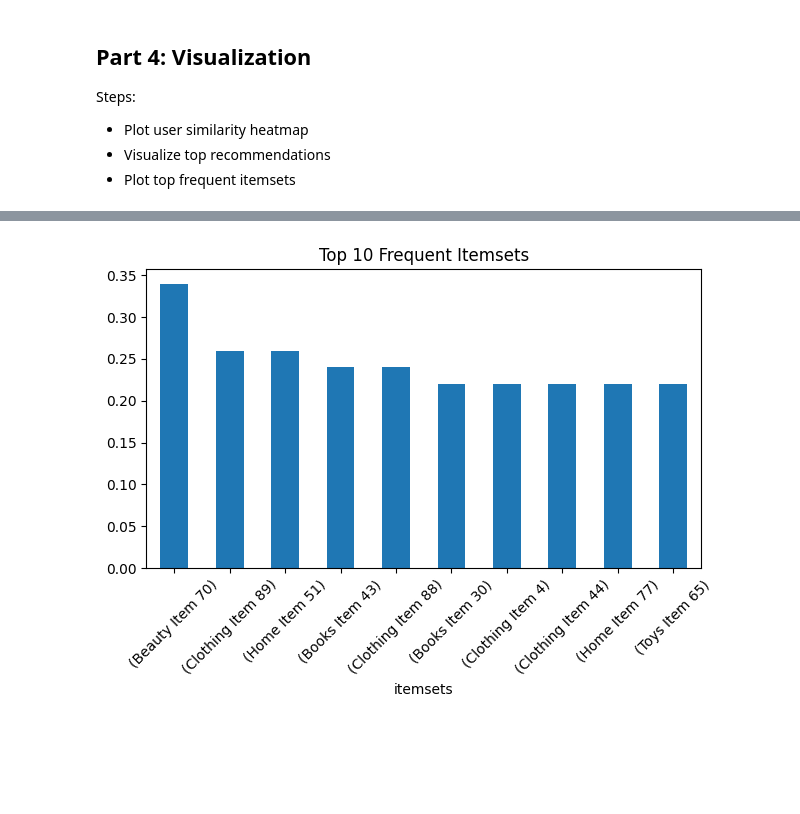
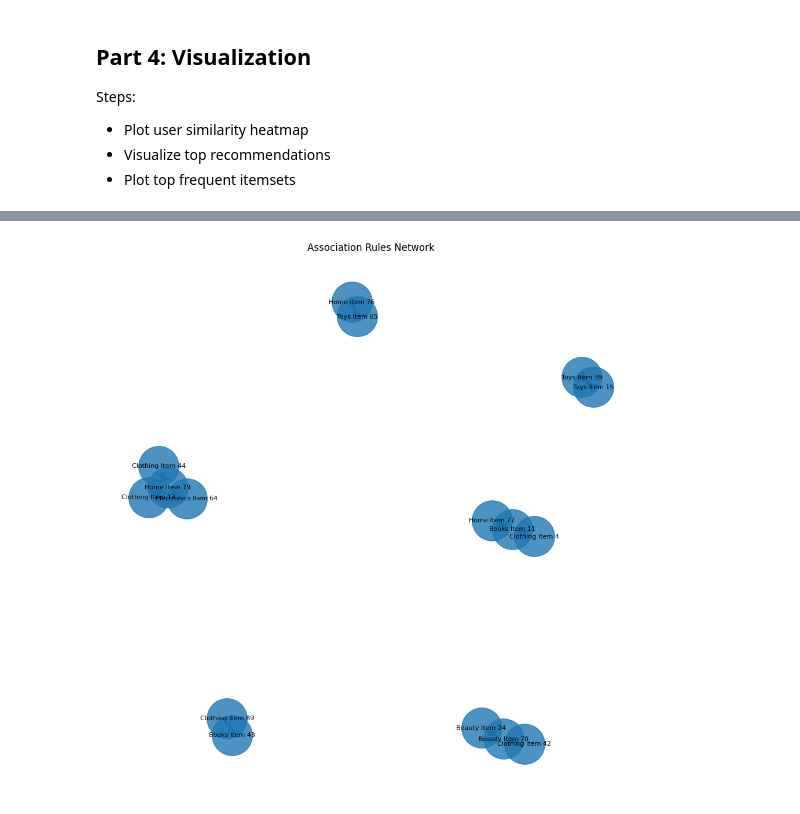
Before and after one commit to Nanji03/SOEN471_A2_Group20_Repo, a Jupyter notebook: SOEN471_A2.ipynb, the cells around one changed output, grey strips where cells are left out. Drawn from its saved outputs; the diff is of its cells as text; code cells hidden in the pictures; blank space fills up the shorter version.

```diff
--- a/SOEN471_A2.ipynb
+++ b/SOEN471_A2.ipynb
@@ -505,3 +537,19 @@ plt.show()
+# %%
+## Optimal hyperparameters
+best_result = results_df.sort_values(by='test_score', ascending=False).iloc[0]
+
+print("Best Parameters:")
+print(best_result)
+# %%
+## Apply Apriori to find the frequent itemsets using the optimal hyperparameter
+best_frequent_itemsets = apriori(df_trans, min_support=best_result['min_support'], use_colnames=True)
+
+best_rules = association_rules(best_frequent_itemsets, metric=best_result['metric'], min_threshold=best_result['min_threshold'])
+
+best_rules = best_rules.sort_values(by='lift', ascending=False)
+
+print("Top Association Rules:")
+display(best_rules[['antecedents', 'consequents', 'support', 'confidence', 'lift']].head(20))
 # %% [markdown]
 ## Part 4: Visualization
 Steps:
@@ -685,9 +743,28 @@ for group_id in sorted(top5_group_recommendations["UserGroup"].dropna().unique()
-# %%
-# Frequent itemsets bar chart
-frequent_itemsets.nlargest(10, 'support').plot(kind='bar', x='itemsets', y='support', legend=False)
-plt.title('Top 10 Frequent Itemsets')
-plt.xticks(rotation=45)
-plt.tight_layout()
-plt.show()
-# %% [output]
-[figure, removed]
+# %%
+## Visualize the itemsets and the associations using a network
+plot_rules = best_rules.head(20)
+
+G = nx.DiGraph()
+
+for _, row in plot_rules.iterrows():
+    antecedents = ', '.join(list(row['antecedents']))
+    consequents = ', '.join(list(row['consequents']))
+
+    G.add_edge(antecedents, consequents, weight=row['lift'])
+
+plt.figure(figsize=(10, 10))
+
+pos = nx.spring_layout(G, seed=42)
+
+edges = G.edges()
+weights = [G[u][v]['weight'] for u, v in edges]
+
+nx.draw_networkx_nodes(G, pos, node_size=2500, alpha=0.8)
+nx.draw_networkx_labels(G, pos, font_size=8)
+nx.draw_networkx_edges(G, pos, arrowstyle='->', arrowsize=20, width=weights)
+
+plt.title('Association Rules Network')
+plt.axis('off')
+plt.show()
+# %% [output]
+[figure, added]
```
Also changed, not shown: parts of 23 cells of this notebook.
